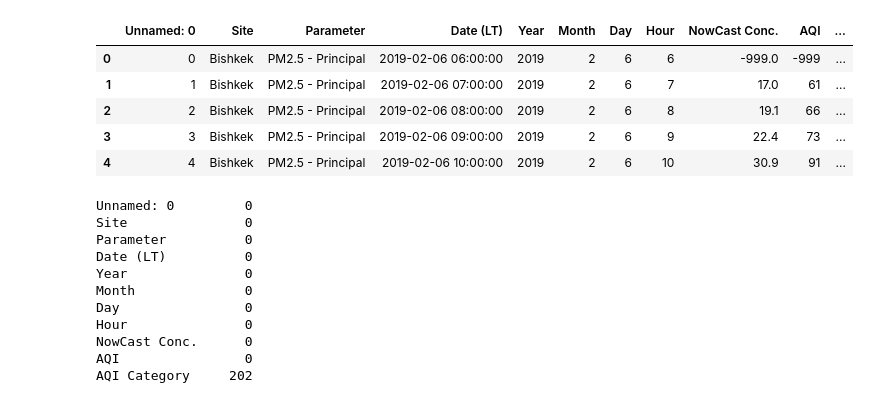
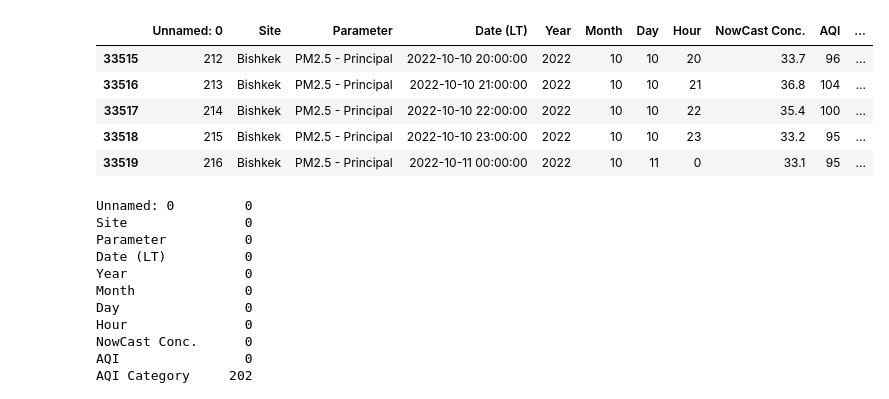
Before and after one commit to bashiralam185/Final_year_project, a Jupyter notebook: Datasets/classification models/Untitled.ipynb, the cells around one changed output. Drawn from its saved outputs; the diff is of its cells as text; code cells hidden in the pictures.

```diff
--- a/Datasets/classification models/Untitled.ipynb
+++ b/Datasets/classification models/Untitled.ipynb
@@ -1,16 +1,16 @@
 # %%
 import pandas as pd
 
 data = pd.read_csv("../pm2_data.csv")
 
-data.head()
+data.tail()
 # %% [output]
 |  | Unnamed: 0 | Site | Parameter | Date (LT) | Year | Month | Day | Hour | NowCast Conc. | AQI | ... |
-| 0 | 0 | Bishkek | PM2.5 - Principal | 2019-02-06 06:00:00 | 2019 | 2 | 6 | 6 | -999.0 | -999 | ... |
-| 1 | 1 | Bishkek | PM2.5 - Principal | 2019-02-06 07:00:00 | 2019 | 2 | 6 | 7 | 17.0 | 61 | ... |
-| 2 | 2 | Bishkek | PM2.5 - Principal | 2019-02-06 08:00:00 | 2019 | 2 | 6 | 8 | 19.1 | 66 | ... |
-| 3 | 3 | Bishkek | PM2.5 - Principal | 2019-02-06 09:00:00 | 2019 | 2 | 6 | 9 | 22.4 | 73 | ... |
-| 4 | 4 | Bishkek | PM2.5 - Principal | 2019-02-06 10:00:00 | 2019 | 2 | 6 | 10 | 30.9 | 91 | ... |
+| 33515 | 212 | Bishkek | PM2.5 - Principal | 2022-10-10 20:00:00 | 2022 | 10 | 10 | 20 | 33.7 | 96 | ... |
+| 33516 | 213 | Bishkek | PM2.5 - Principal | 2022-10-10 21:00:00 | 2022 | 10 | 10 | 21 | 36.8 | 104 | ... |
+| 33517 | 214 | Bishkek | PM2.5 - Principal | 2022-10-10 22:00:00 | 2022 | 10 | 10 | 22 | 35.4 | 100 | ... |
+| 33518 | 215 | Bishkek | PM2.5 - Principal | 2022-10-10 23:00:00 | 2022 | 10 | 10 | 23 | 33.2 | 95 | ... |
+| 33519 | 216 | Bishkek | PM2.5 - Principal | 2022-10-11 00:00:00 | 2022 | 10 | 11 | 0 | 33.1 | 95 | ... |
 # %%
 data.isnull().sum()
 # %% [output]
```
Also changed, not shown: parts of 13 cells of this notebook, 5 other files.
